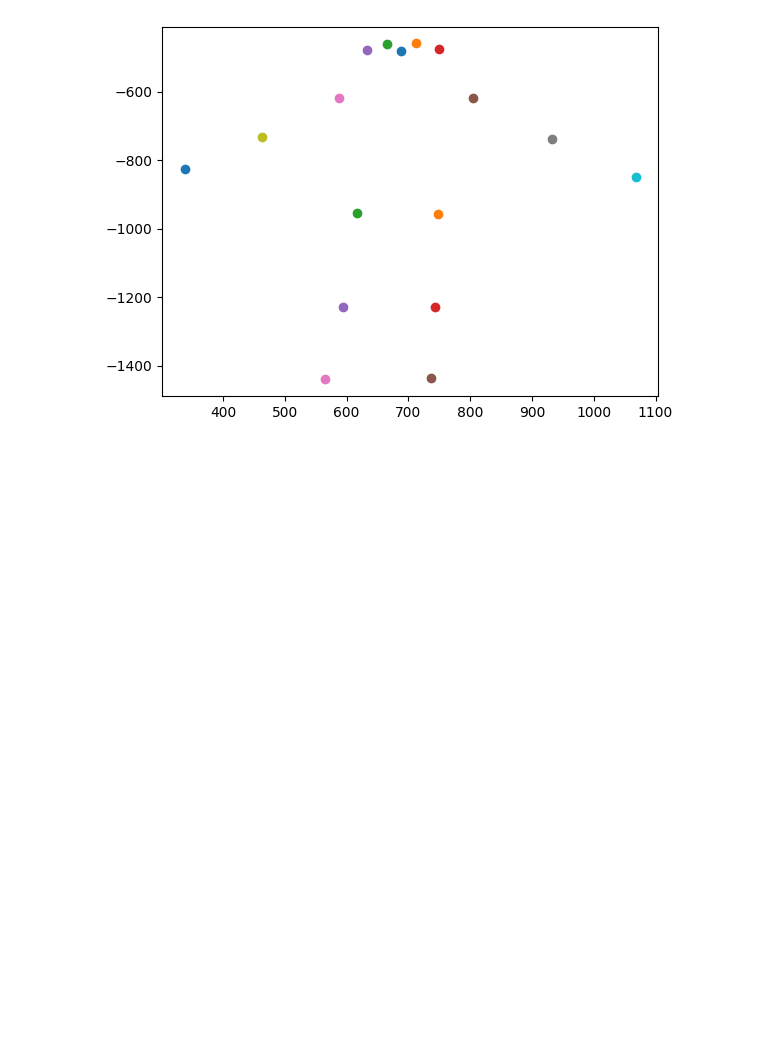
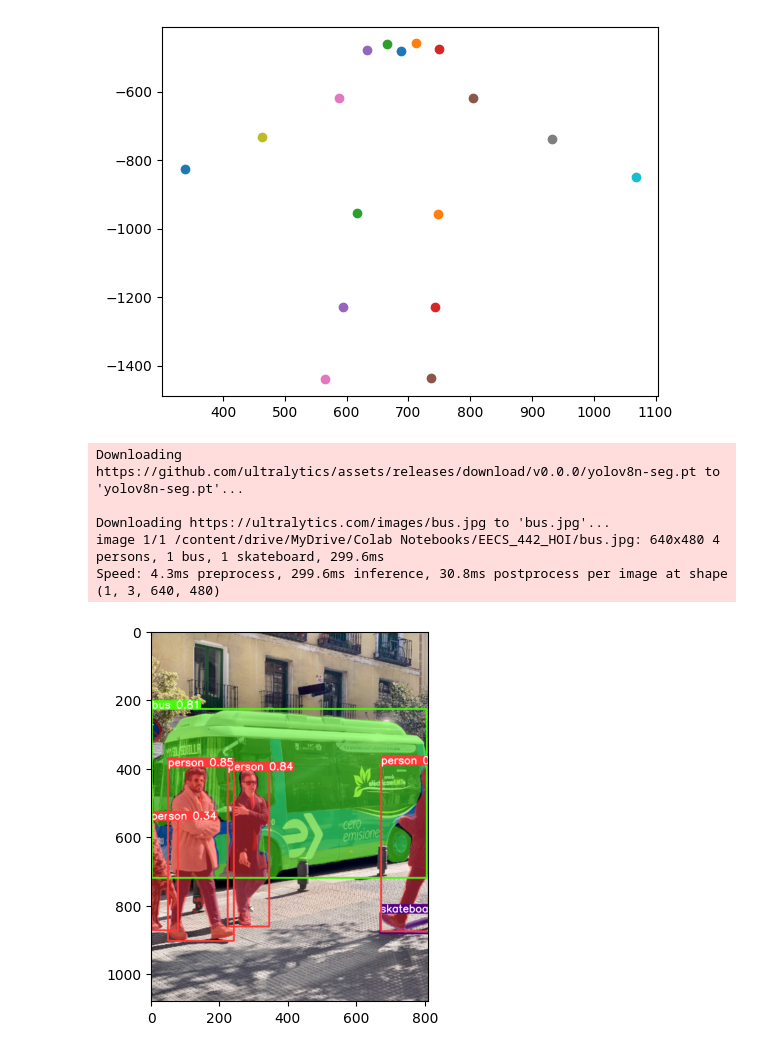
Before and after one commit to MultyXu/EECS_442_HOI, a Jupyter notebook: yolo_pose_example.ipynb, the cells around one changed output. Saved outputs shown, nothing was run; the diff lists cells and outputs as text; code cells hidden in the pictures; blank space fills up the shorter version.

```diff
--- a/yolo_pose_example.ipynb
+++ b/yolo_pose_example.ipynb
@@ -170,3 +170,26 @@ tensor(594.5466)
 tensor(735.8828)
 tensor(564.8860)
 [figure]
+# %%
+# Load a model
+seg_model = YOLO('yolov8n-seg.pt')  # load an official model
+# model = YOLO('path/to/best.pt')  # load a custom model
+
+# Predict with the model
+seg_results = seg_model('https://ultralytics.com/images/bus.jpg')  # predict on an image
+
+from PIL import Image
+# Show the results
+for r in seg_results:
+    im_array = r.plot()  # plot a BGR numpy array of predictions
+    # print(im_array.shape)
+    im = Image.fromarray(im_array[..., ::-1])  # RGB PIL image
+    plt.imshow(im)  # show image
+    # im.save('example_images/me_pose_results.jpg')  # save image
+# %% [output]
+Downloading https://github.com/ultralytics/assets/releases/download/v0.0.0/yolov8n-seg.pt to 'yolov8n-seg.pt'...
+
+Downloading https://ultralytics.com/images/bus.jpg to 'bus.jpg'...
+image 1/1 /content/drive/MyDrive/Colab Notebooks/EECS_442_HOI/bus.jpg: 640x480 4 persons, 1 bus, 1 skateboard, 299.6ms
+Speed: 4.3ms preprocess, 299.6ms inference, 30.8ms postprocess per image at shape (1, 3, 640, 480)
+[figure, added]
```
Also changed, not shown: parts of 1 cell of this notebook, 3 other files.
